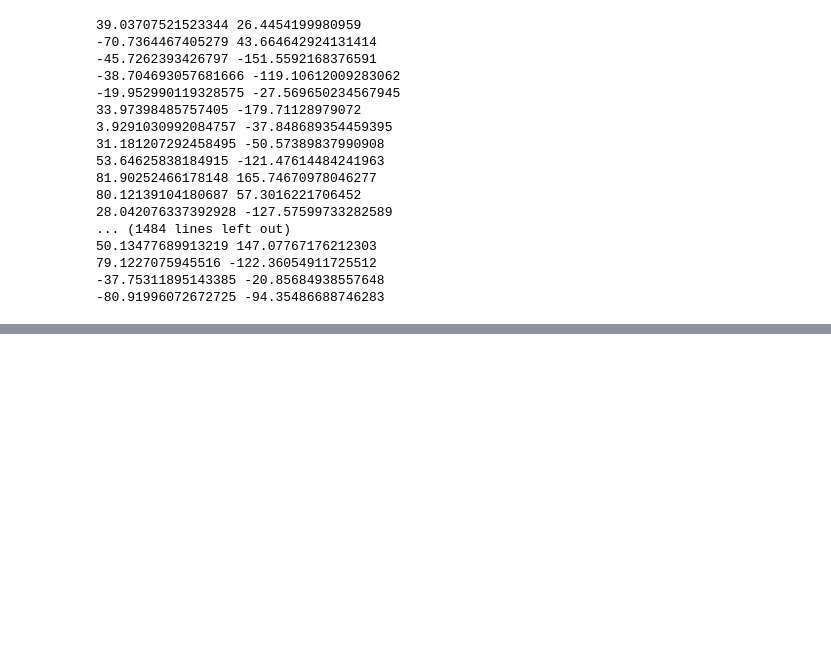
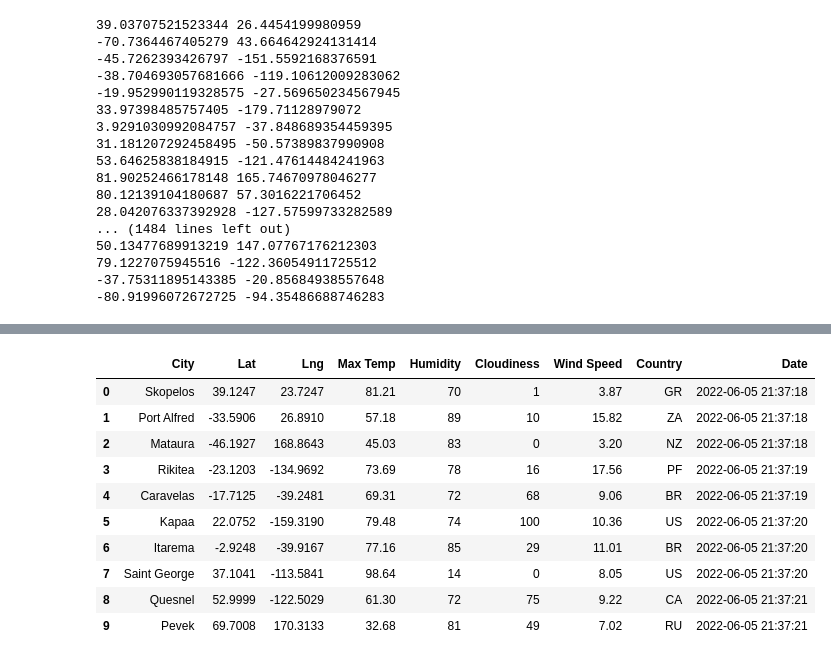
Before and after one commit to mjonse90/World_Weather_Analysis, a Jupyter notebook: WeatherPy.ipynb, the cells around one changed output, grey strips where cells are left out. Cells and saved outputs as stored; diff of their text form; code cells hidden in the pictures; blank space fills up the shorter version.

```diff
--- a/WeatherPy.ipynb
+++ b/WeatherPy.ipynb
@@ -54,0 +152,17 @@ len(cities)
+# %%
+# 6.2.7: Create a DataFrame of City Weather Data
+# Convert the array of dictionaries to a Pandas DataFrame.
+city_data_df = pd.DataFrame(city_data)
+city_data_df.head(10)
+# %% [output]
+|  | City | Lat | Lng | Max Temp | Humidity | Cloudiness | Wind Speed | Country | Date |
+| 0 | Skopelos | 39.1247 | 23.7247 | 81.21 | 70 | 1 | 3.87 | GR | 2022-06-05 21:37:18 |
+| 1 | Port Alfred | -33.5906 | 26.8910 | 57.18 | 89 | 10 | 15.82 | ZA | 2022-06-05 21:37:18 |
+| 2 | Mataura | -46.1927 | 168.8643 | 45.03 | 83 | 0 | 3.20 | NZ | 2022-06-05 21:37:18 |
+| 3 | Rikitea | -23.1203 | -134.9692 | 73.69 | 78 | 16 | 17.56 | PF | 2022-06-05 21:37:19 |
+| 4 | Caravelas | -17.7125 | -39.2481 | 69.31 | 72 | 68 | 9.06 | BR | 2022-06-05 21:37:19 |
+| 5 | Kapaa | 22.0752 | -159.3190 | 79.48 | 74 | 100 | 10.36 | US | 2022-06-05 21:37:20 |
+| 6 | Itarema | -2.9248 | -39.9167 | 77.16 | 85 | 29 | 11.01 | BR | 2022-06-05 21:37:20 |
+| 7 | Saint George | 37.1041 | -113.5841 | 98.64 | 14 | 0 | 8.05 | US | 2022-06-05 21:37:20 |
+| 8 | Quesnel | 52.9999 | -122.5029 | 61.30 | 72 | 75 | 9.22 | CA | 2022-06-05 21:37:21 |
+| 9 | Pevek | 69.7008 | 170.3133 | 32.68 | 81 | 49 | 7.02 | RU | 2022-06-05 21:37:21 |
```
Also changed, not shown: parts of 7 cells of this notebook.
